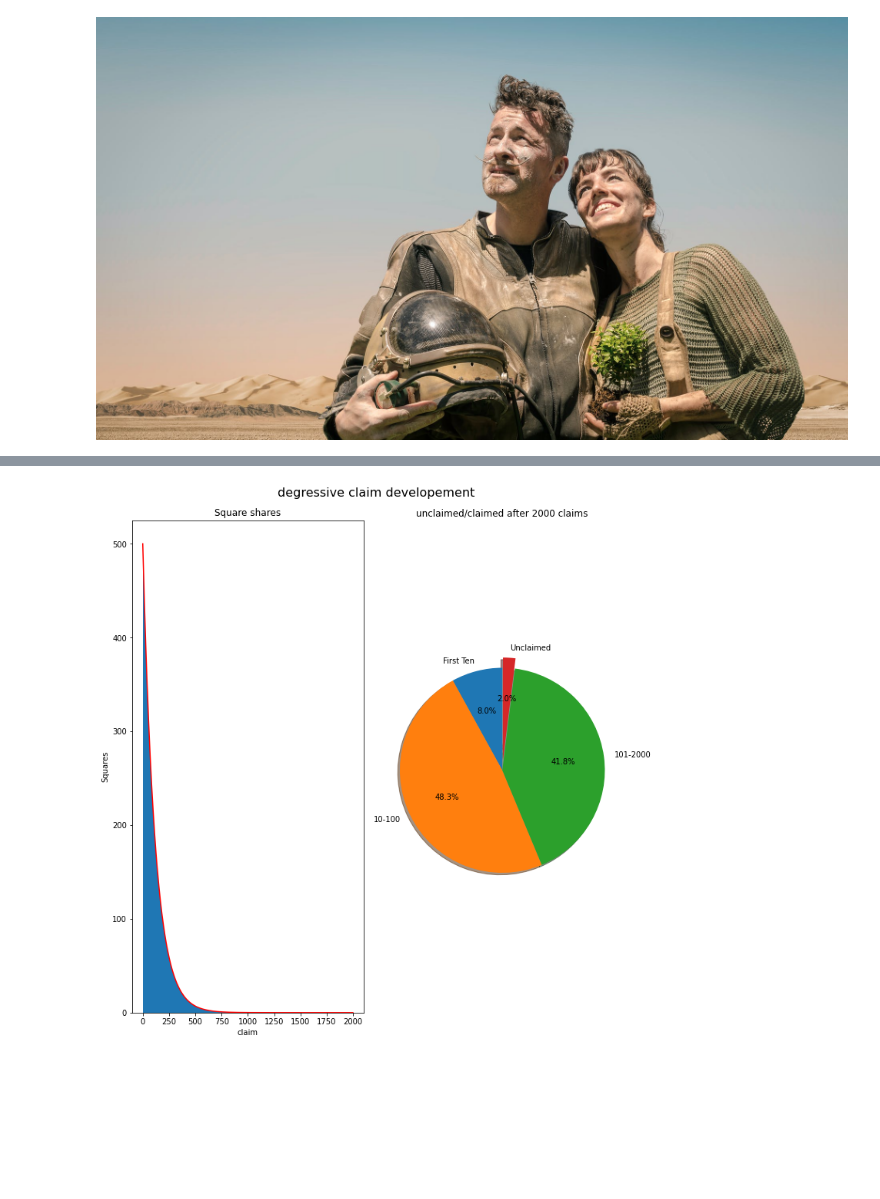
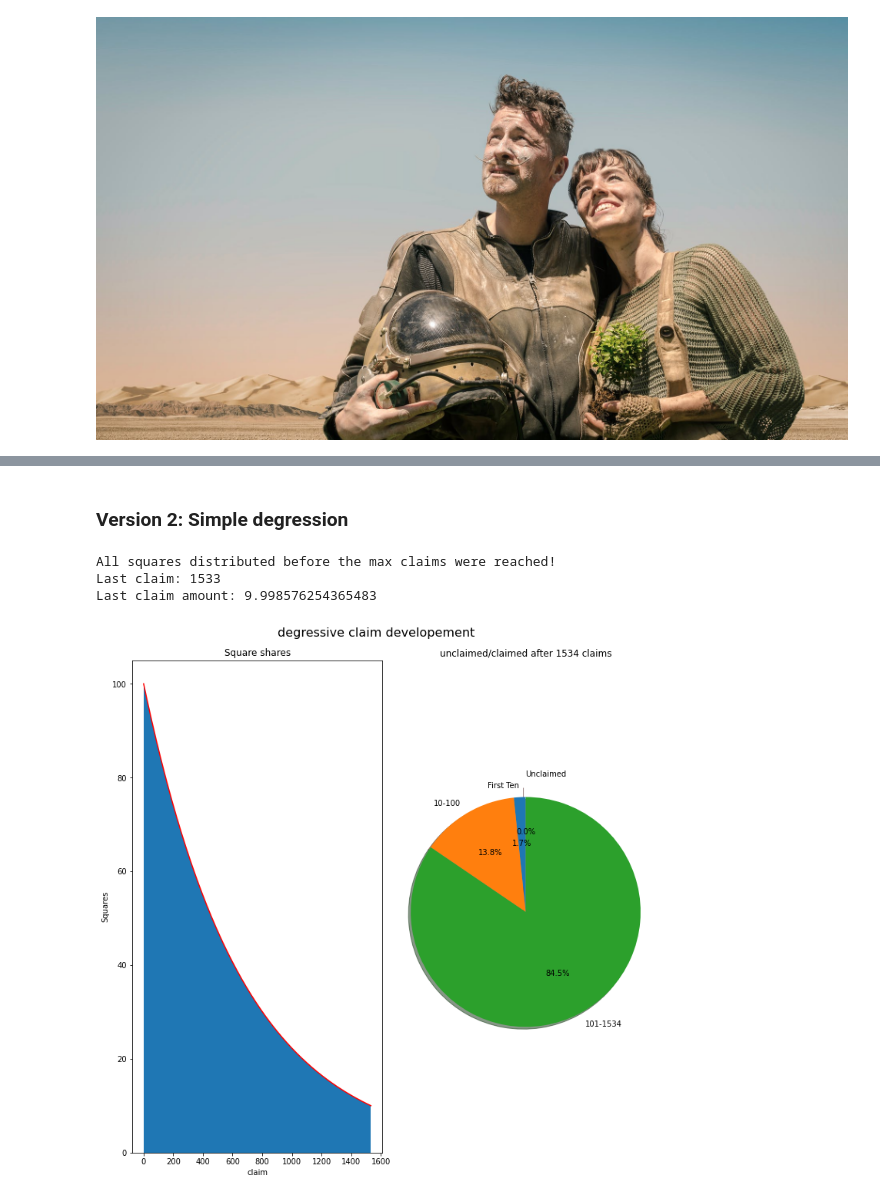
Before and after one commit to CryptoMars/crypto-mars, a Jupyter notebook: tools/mars_claiming_deg.ipynb, the cells around one changed output, grey strips where cells are left out. Saved outputs shown, nothing was run; the diff lists cells and outputs as text; code cells hidden in the pictures; blank space fills up the shorter version.

```diff
--- a/tools/mars_claiming_deg.ipynb
+++ b/tools/mars_claiming_deg.ipynb
@@ -53,0 +11,2 @@ def plot_developement(squareN= 144000000, first_claim = 1440000, deg= 0.99, nCla
+# %%
+N = 60000
@@ -54,4 +20,9 @@ def plot_developement(squareN= 144000000, first_claim = 1440000, deg= 0.99, nCla
+# %% [markdown]
+### Version 2: Simple degression
 # %%
-plot_developement(squareN= 60000, first_claim = 500, deg= 0.9915, nClaims= 2000,claimSplit= True)
+plot_developement(N, first_claim = 100, deg= 0.9985, nClaims= 2000)
 # %% [output]
+All squares distributed before the max claims were reached!
+Last claim: 1533
+Last claim amount: 9.998576254365483
-[figure, old version]
+[figure, new version]
```
Also changed, not shown: parts of 10 cells of this notebook, 1 other file.
